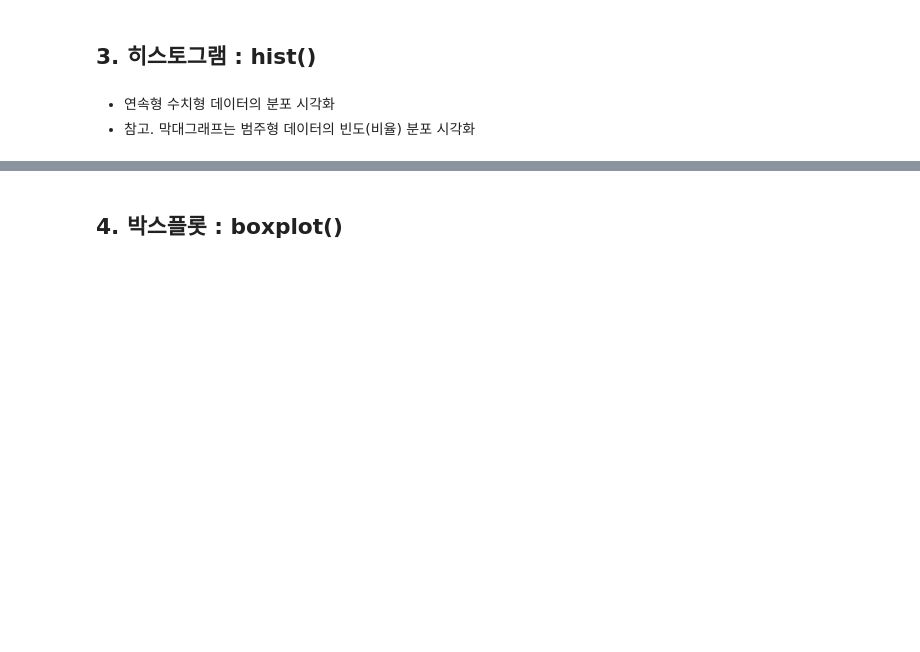
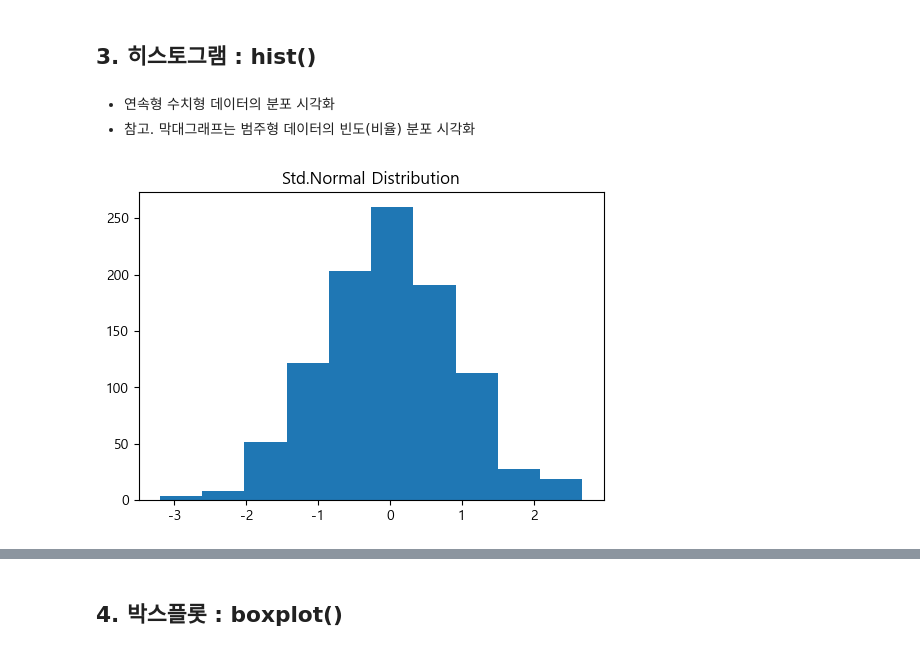
Before and after one commit to Yerial1125/visualization, a Jupyter notebook: 1_Matplotlib02.ipynb, the cells around one changed output, grey strips where cells are left out. Cells and saved outputs as stored; diff of their text form; code cells hidden in the pictures; blank space fills up the shorter version.

```diff
--- a/1_Matplotlib02.ipynb
+++ b/1_Matplotlib02.ipynb
@@ -280,3 +280,15 @@ plt.show()
 # %% [markdown]
 - 연속형 수치형 데이터의 분포 시각화
 - 참고. 막대그래프는 범주형 데이터의 빈도(비율) 분포 시각화
+# %%
+import numpy as np
+
+np.random .seed(10)
+x = np.random.randn(1000)
+# %%
+plt.figure(figsize=(6,4))
+plt.title('Std.Normal Distribution')
+plt.hist(x)
+plt.show()
+# %% [output]
+[figure, added]
```
Also changed, not shown: parts of 46 cells of this notebook.
